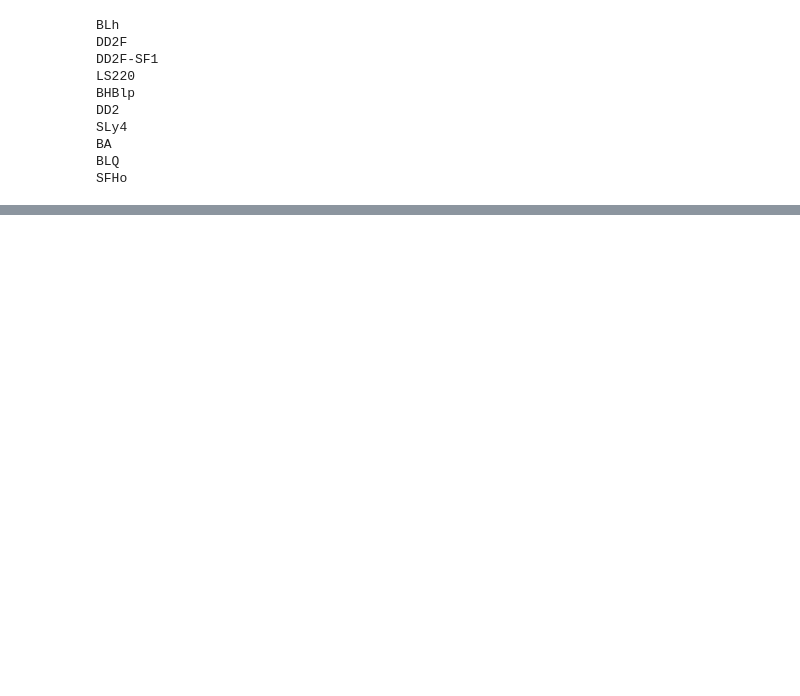
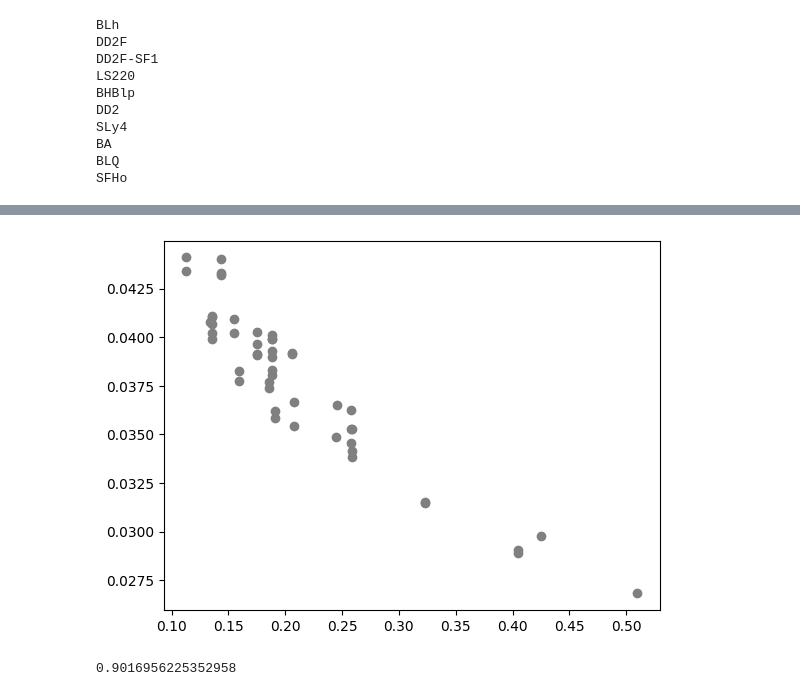
Before and after one commit to astro-man98/High_Density_Sound_Speed, a Jupyter notebook: cs2_mf2_analysis.ipynb, the cells around one changed output, grey strips where cells are left out. Saved outputs shown, nothing was run; the diff lists cells and outputs as text; code cells hidden in the pictures; blank space fills up the shorter version.

```diff
--- a/cs2_mf2_analysis.ipynb
+++ b/cs2_mf2_analysis.ipynb
@@ -112,0 +502,11 @@ csp_mub_axes.legend()
+# %%
+sim_info_RVSS = {'EOS_I_1p3':{'m':1.3,'lambda':eos_I_1p3_lambda,'kappa_2T':eos_I_kappa2T_1p3,'Mfpeak':RVSS_Mf2_list_1p3[3],'cs2_mub_vavg':rvss_m_cs2_mub_Vavg_interp["I"](1.3),'model':"I"},
+                 'EOS_I_1p4':{'m':1.4,'lambda':eos_I_1p4_lambda,'kappa_2T':eos_I_kappa2T_1p4,'Mfpeak':RVSS_Mf2_list_1p4[3],'cs2_mub_vavg':rvss_m_cs2_mub_Vavg_interp["I"](1.4),'model':"I"},
+                 'EOS_II_1p3':{'m':1.3,'lambda':eos_II_1p3_lambda,'kappa_2T':eos_II_kappa2T_1p3,'Mfpeak':RVSS_Mf2_list_1p3[2],'cs2_mub_vavg':rvss_m_cs2_mub_Vavg_interp["II"](1.3),'model':"II"},
+                 'EOS_II_1p4':{'m':1.4,'lambda':eos_II_1p4_lambda,'kappa_2T':eos_II_kappa2T_1p4,'Mfpeak':RVSS_Mf2_list_1p4[2],'cs2_mub_vavg':rvss_m_cs2_mub_Vavg_interp["II"](1.4),'model':"II"},
+                 'EOS_III_1p3':{'m':1.3,'lambda':eos_III_1p3_lambda,'kappa_2T':eos_III_kappa2T_1p3,'Mfpeak':RVSS_Mf2_list_1p3[1],'cs2_mub_vavg':rvss_m_cs2_mub_Vavg_interp["III"](1.3),'model':"III"},
+                 'EOS_III_1p4':{'m':1.4,'lambda':eos_III_1p4_lambda,'kappa_2T':eos_III_kappa2T_1p4,'Mfpeak':RVSS_Mf2_list_1p4[1],'cs2_mub_vavg':rvss_m_cs2_mub_Vavg_interp["III"](1.4),'model':"III"},
+                 'EOS_IV_1p3':{'m':1.3,'lambda':eos_IV_1p3_lambda,'kappa_2T':eos_IV_kappa2T_1p3,'Mfpeak':RVSS_Mf2_list_1p3[4],'cs2_mub_vavg':rvss_m_cs2_mub_Vavg_interp["IV"](1.3),'model':"IV"},
+                 'EOS_IV_1p35':{'m':1.35,'lambda':eos_IV_1p35_lambda,'kappa_2T':eos_IV_kappa2T_1p35,'Mfpeak':RVSS_Mf2_list_1p35[0],'cs2_mub_vavg':rvss_m_cs2_mub_Vavg_interp["IV"](1.35),'model':"IV"},
+                 'EOS_V_1p3':{'m':1.3,'lambda':eos_V_1p3_lambda,'kappa_2T':eos_V_kappa2T_1p3,'Mfpeak':RVSS_Mf2_list_1p3[0],'cs2_mub_vavg':rvss_m_cs2_mub_Vavg_interp["V"](1.3),'model':"V"},
+                 'EOS_V_1p4':{'m':1.4,'lambda':eos_V_1p4_lambda,'kappa_2T':eos_V_kappa2T_1p4,'Mfpeak':RVSS_Mf2_list_1p4[0],'cs2_mub_vavg':rvss_m_cs2_mub_Vavg_interp["V"](1.4),'model': "V"}}
@@ -112,0 +573,8 @@ csp_mub_axes.legend()
+# %%
+simulations_for_fit = {}
+for sim in sim_info_core_subeos:
+    if sim_info_core_subeos[sim]['Mfpeak'] > 0.02:
+        plt.scatter(sim_info_core_subeos[sim]['cs2p_Vavg']*sim_info[sim]['kappa_2T'],sim_info[sim]['Mfpeak'],color='gray')
+        simulations_for_fit[sim] = sim_info_core_subeos[sim]
+# %% [output]
+[figure, added]
@@ -112,0 +588,8 @@ csp_mub_axes.legend()
+# %%
+popt_k2t_cs2p,pcov_k2t_cs2p = curve_fit(fit_model,k2T_cs2p_vavg_fit,mfpk_fit,(1.0,1.0,1.0,1.0,1.0),maxfev=5000,bounds=([0,0,0,0,0],[np.inf,np.inf,np.inf,np.inf,np.inf]))
+a0_cs2p,a1_cs2p,a2_cs2p,a3_cs2p,a4_cs2p = popt_k2t_cs2p
+mf2_pred = fit_model(k2T_cs2p_vavg_fit,a0_cs2p,a1_cs2p,a2_cs2p,a3_cs2p,a4_cs2p)
+r2_k2t_cs2p = r2_score(mfpk_fit,mf2_pred)
+print(r2_k2t_cs2p)
+# %% [output]
+0.9016956225352958
```
Also changed, not shown: parts of 36 cells of this notebook, 26 other files.
